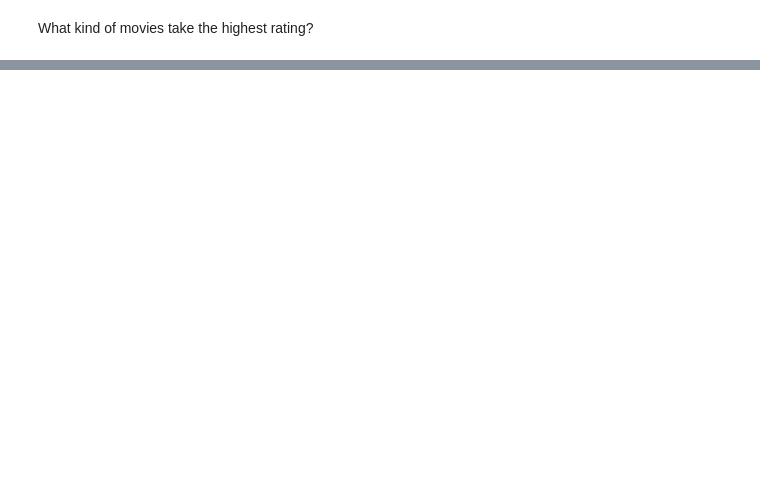
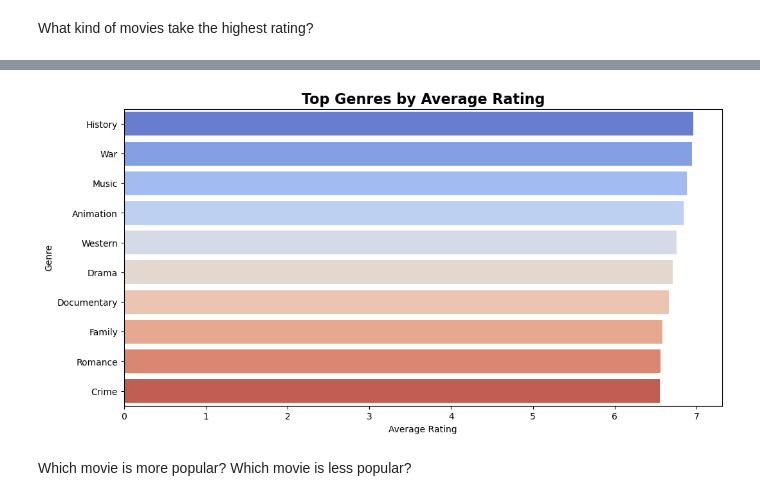
Before and after one commit to samamohamedd/IEEE-Tasks, a Jupyter notebook: task2-Visualizations/code.ipynb, the cells around one changed output, grey strips where cells are left out. Drawn from its saved outputs; the diff is of its cells as text; code cells hidden in the pictures; blank space fills up the shorter version.

```diff
--- a/task2-Visualizations/code.ipynb
+++ b/task2-Visualizations/code.ipynb
@@ -124,0 +125,2 @@ genre_rating = df_genre.groupby('Genre')[]
+# %%
+genre_ratings = df_genre.groupby('Genre')['Vote_Average'].mean().sort_values(ascending=False).reset_index()
@@ -124,0 +145,11 @@ genre_rating = df_genre.groupby('Genre')[]
+# %%
+plt.figure(figsize=(12, 6))
+sns.barplot(x='Vote_Average', y='Genre', data=genre_ratings.head(10), palette='coolwarm')
+plt.title('Top Genres by Average Rating', fontsize=16, fontweight='bold')
+plt.xlabel('Average Rating')
+plt.ylabel('Genre')
+plt.show()
+# %% [output]
+[figure, added]
+# %% [markdown]
+Which movie is more popular? Which movie is less popular?
```
Also changed, not shown: parts of 6 cells of this notebook.
